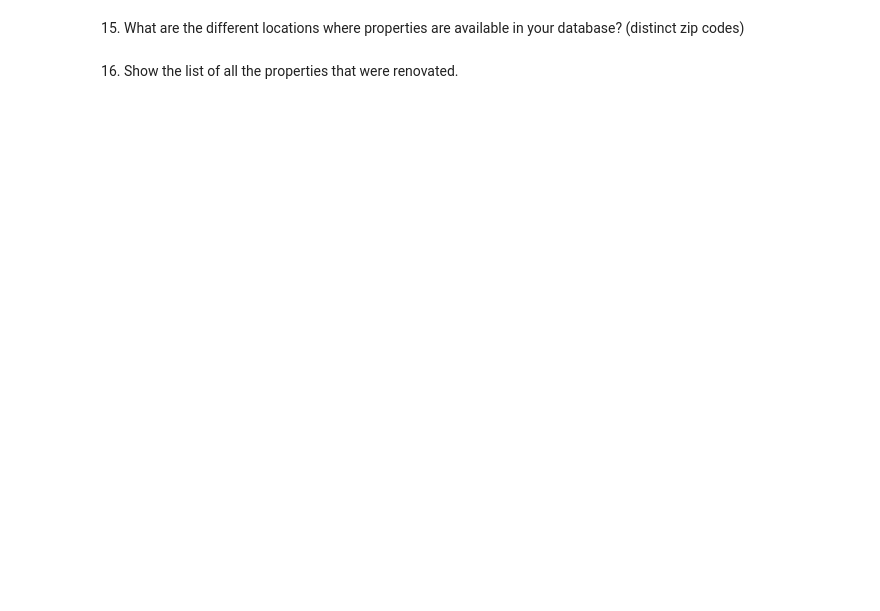
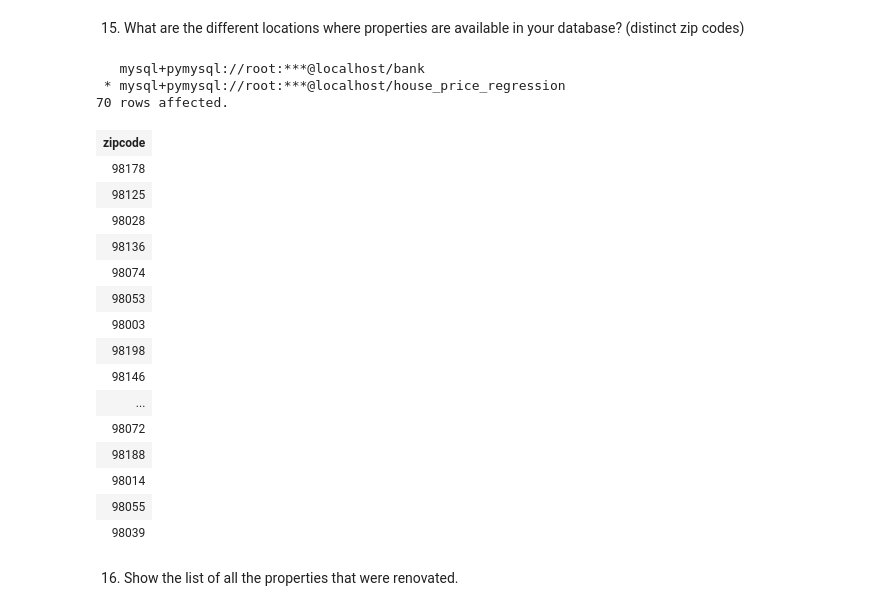
Before and after one commit to andreaevrard/EY_data_mid_bootcamp_project-regression_group_2, a Jupyter notebook: sql_queries/sql_queries_mid_project.ipynb, the cells around one changed output. Saved outputs shown, nothing was run; the diff lists cells and outputs as text; code cells hidden in the pictures; blank space fills up the shorter version.

```diff
--- a/sql_queries/sql_queries_mid_project.ipynb
+++ b/sql_queries/sql_queries_mid_project.ipynb
@@ -357,4 +428,27 @@ where (bedrooms between 3 and 4) and (bathrooms > 3) and (floors = 1) and (water
 # %% [markdown]
 15. What are the different locations where properties are available in your database? (distinct zip codes)
+# %%
+%%sql
+select distinct zipcode from house_price_data;
+# %% [output]
+   mysql+pymysql://root:***@localhost/bank
+ * mysql+pymysql://root:***@localhost/house_price_regression
+70 rows affected.
+| zipcode |
+| 98178 |
+| 98125 |
+| 98028 |
+| 98136 |
+| 98074 |
+| 98053 |
+| 98003 |
+| 98198 |
+| 98146 |
+| ... |
+| 98072 |
+| 98188 |
+| 98014 |
+| 98055 |
+| 98039 |
 # %% [markdown]
 16. Show the list of all the properties that were renovated.
```
Also changed, not shown: parts of 10 cells of this notebook.
